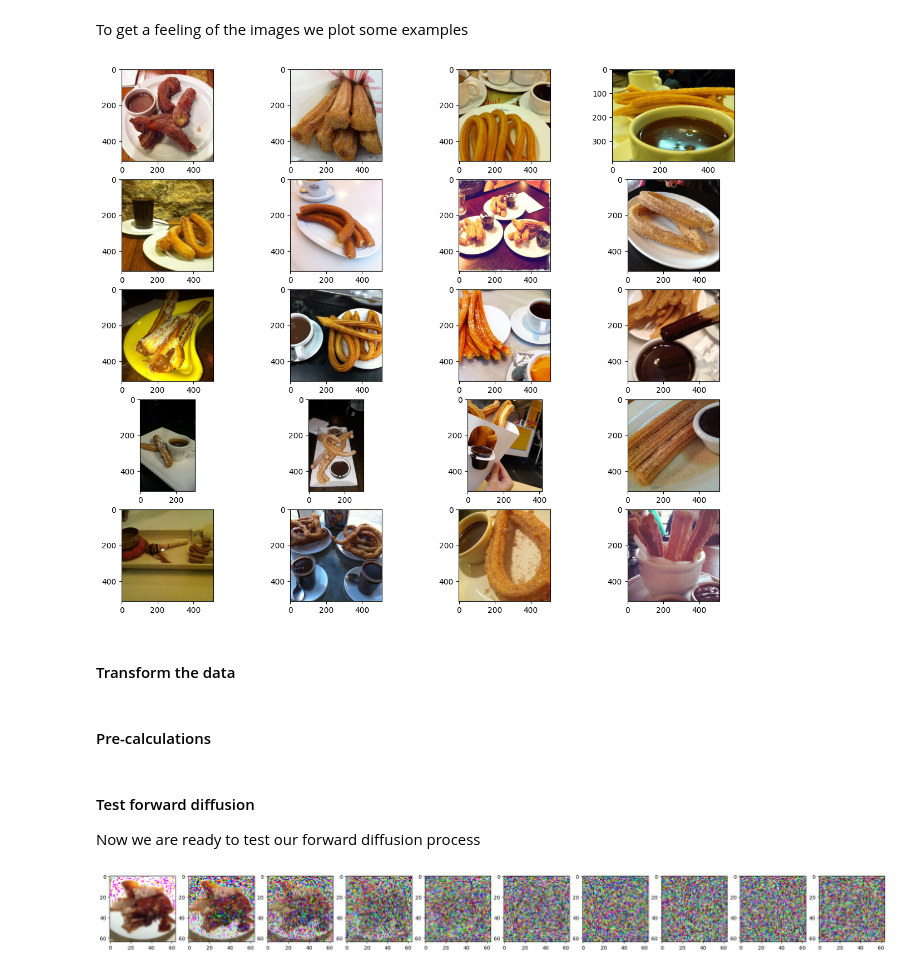
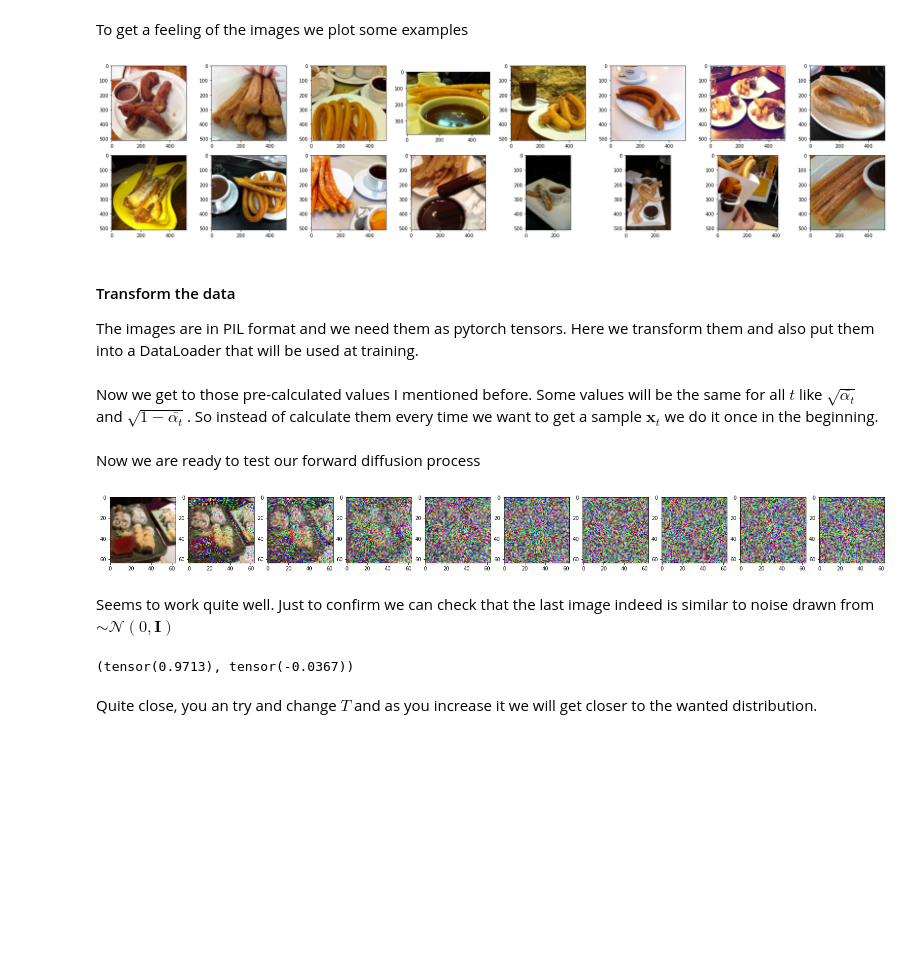
Before and after one commit to wynss/diffusion-from-scratch, a Jupyter notebook: diff_pytorch.ipynb, the cells around one changed output. Saved outputs shown, nothing was run; the diff lists cells and outputs as text; code cells hidden in the pictures; blank space fills up the shorter version.

Commit message:
added simple model for test training

```diff
--- a/diff_pytorch.ipynb
+++ b/diff_pytorch.ipynb
@@ -74,22 +81,23 @@ To get a feeling of the images we plot some examples
 # %%
 import matplotlib.pyplot as plt
 
-
-def show_images(dataset, num_samples=20, cols=4):
+def show_images(dataset, num_samples=16, cols=8):
     """Plot some examples"""
-    plt.figure(figsize=(15,15))
+    plt.figure(figsize=(30, 10))
     for i, img in enumerate(dataset):
         if i == num_samples:
             break
         plt.subplot(num_samples // cols + 1, cols, i + 1)
         plt.imshow(img[0])
 
 show_images(dataset)
 plt.show()
 # %% [output]
-[figure, old version]
+[figure, new version]
-# %% [markdown]
-#### Transform the data
+# %% [markdown]
+#### Transform the data
+
+The images are in PIL format and we need them as pytorch tensors. Here we transform them and also put them into a DataLoader that will be used at training.
 # %%
 from torchvision import transforms
 from torch.utils.data import DataLoader
@@ -111,5 +118,5 @@ dl = DataLoader(dataset_transformed, batch_size=BATCH_SIZE, shuffle=True, drop_l
-# %% [markdown]
-#### Pre-calculations
+# %% [markdown]
+Now we get to those pre-calculated values I mentioned before. Some values will be the same for all $t$ like $\sqrt{\bar{\alpha_{t}}}$ and $\sqrt{1 - \bar{\alpha_{t}}}$. So instead of calculate them every time we want to get a sample $\mathbf{x}_t$ we do it once in the beginning.
 # %%
 # Number of time steps
 T = 300
@@ -125,11 +135,27 @@ sqrt_one_minus_alphas_cumprod = torch.sqrt(1. - alphas_cumprod)
 # %% [markdown]
-#### Test forward diffusion
-
 Now we are ready to test our forward diffusion process
 # %%
+import numpy as np
+
+def show_tensor_image(image):
+    """Reverse the transformation and plot the image"""
+    reverse_transforms = transforms.Compose([
+        transforms.Lambda(lambda t: (t + 1) / 2),
+        transforms.Lambda(lambda t: t.permute(1, 2, 0)), # CHW to HWC
+        transforms.Lambda(lambda t: t * 255.),
+        transforms.Lambda(lambda t: t.numpy().astype(np.uint8)),
+        transforms.ToPILImage(),
+    ])
+
+    # Take first image of batch
+    if len(image.shape) == 4:
+        image = image[0, :, :, :]
+    plt.imshow(reverse_transforms(image))
+
+# take an image
 image_0 = next(iter(dl))[0]
 
-# since plotting 'T' number of images we decrease it
+# since plotting 'T' number of images is a bit much we decrease it
 num_images = 10
 stepsize = T // num_images
 
@@ -138,7 +164,7 @@ plt.axis('off')
 for idx in range(0, T, stepsize):
     t = torch.Tensor([idx]).type(torch.int64)
     plt.subplot(1, num_images + 1, idx // stepsize + 1)
-    image_t = forward_diffusion_sample(image_0, t)
+    image_t, _ = forward_diffusion(image_0, t)
     show_tensor_image(image_t)
 # %% [output]
-[figure, old version]
+[figure, new version]
@@ -167,3 +171,11 @@ def show_tensor_image(image):
+# %% [markdown]
+Seems to work quite well. Just to confirm we can check that the last image indeed is similar to noise drawn from $\sim \mathcal{N}(0, \mathbf{I})$
+# %%
+torch.std_mean(image_t)
+# %% [output]
+(tensor(0.9713), tensor(-0.0367))
+# %% [markdown]
+Quite close, you an try and change $T$ and as you increase it we will get closer to the wanted distribution.
 # %% [markdown]
 ### Reverse diffusion process
 
```
Also changed, not shown: parts of 19 cells of this notebook.
